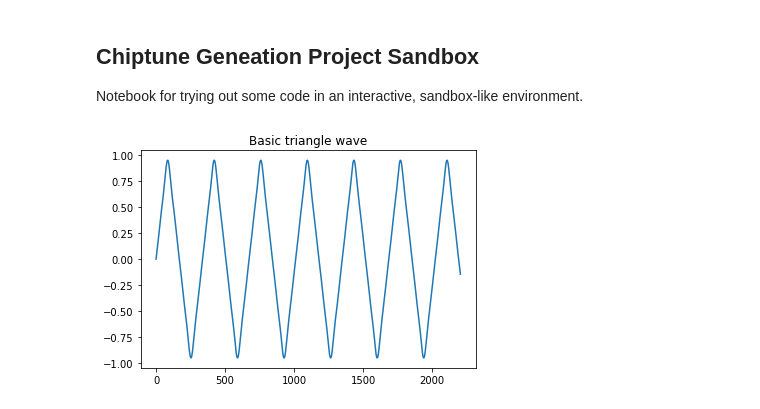
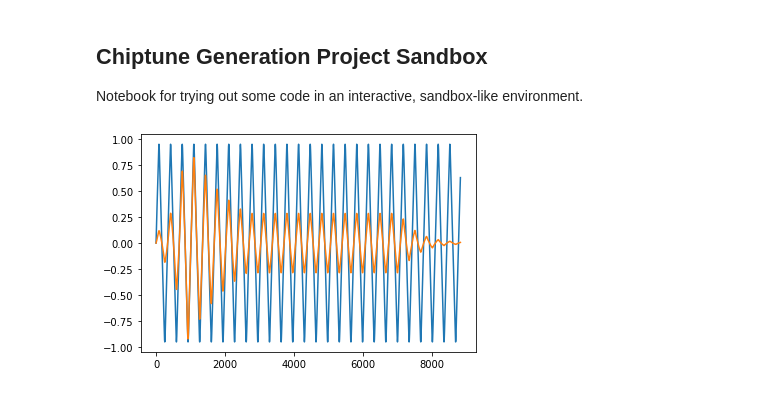
Before and after one commit to oscarsandford/chiptune-generation, a Jupyter notebook: src/sandbox.ipynb, the cells around one changed output. Cells and saved outputs as stored; diff of their text form; code cells hidden in the pictures.

```diff
--- a/src/sandbox.ipynb
+++ b/src/sandbox.ipynb
@@ -1,5 +1,5 @@
 # %% [markdown]
-## Chiptune Geneation Project Sandbox
+## Chiptune Generation Project Sandbox
 
 Notebook for trying out some code in an interactive, sandbox-like environment.
 # %%
@@ -7,9 +9,13 @@ from modules import mcc_parser, mcc_waves
 import matplotlib.pyplot as plt
 %matplotlib inline
 # %%
-wave = mcc_waves.generate_triangle(48, 4, 0.05)
-plt.plot(wave)
-plt.title("Basic triangle wave")
+tri_wave = mcc_waves.generate_triangle(48, 4, dur=.2)
+envl = mcc_waves.adsr_envelope(.2, [0.1,0.2,0.5])
+
+enveloped_tri_wave = tri_wave * envl
+
+plt.plot(tri_wave)
+plt.plot(enveloped_tri_wave )
 plt.show()
 # %% [output]
-[figure, old version]
+[figure, new version]
```
Also changed, not shown: parts of 2 cells of this notebook, 4 other files.
